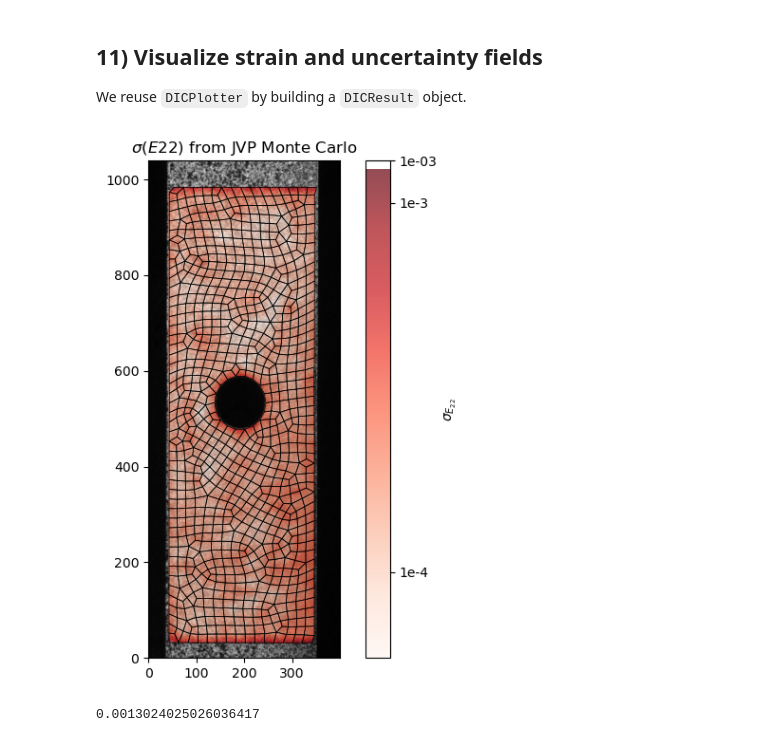
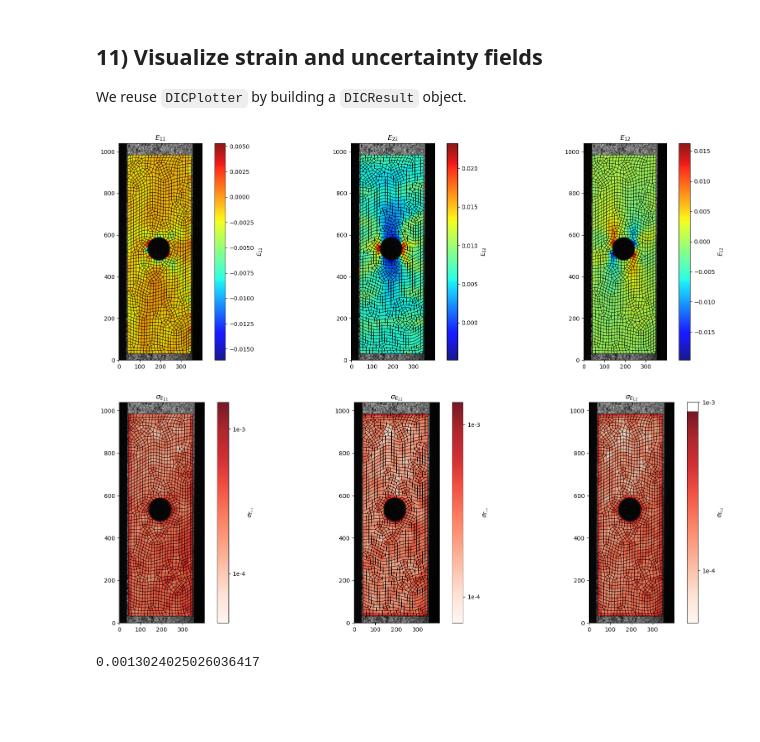
Before and after one commit to EmileRouxSMB/D2IC, a Jupyter notebook: doc/11_Advanced_Use_Uncertainty_Propagation.ipynb, the cells around one changed output. Saved outputs shown, nothing was run; the diff lists cells and outputs as text; code cells hidden in the pictures; blank space fills up the shorter version.

```diff
--- a/doc/11_Advanced_Use_Uncertainty_Propagation.ipynb
+++ b/doc/11_Advanced_Use_Uncertainty_Propagation.ipynb
@@ -539,6 +542,15 @@ dE12: mean std=5.586e-05, max std=7.253e-04
 ## 11) Visualize strain and uncertainty fields
 
 We reuse `DICPlotter` by building a `DICResult` object.
+# %%
+fig, axs = plt.subplots(1, 3, figsize=(18, 6))
+for field, ax in zip(["E11", "E22", "E12"], axs):
+    plotter.plot_into(ax, field, image_alpha=0.9, plotmesh=True)
+plt.tight_layout()
+plt.savefig(out_dir / 'strain_fields.png', dpi=300)
+plt.show()
+# %% [output]
+[figure, added]
 # %%
 # Plot a log-scaled uncertainty map without relying on Matplotlib log Colorbar plumbing.
 # We plot log10(sigma) (values in decades) and relabel ticks as 1e-4, 1e-3, ...
@@ -559,21 +571,21 @@ result_std = DICResult(
     },
 )
 plotter_std = DICPlotter(result=result_std, mesh=mesh, def_image=im_def, ref_image=im_ref, project_on_deformed='fast')
-
-fig, ax = plotter_std.plot(r'$\sigma_{E_{22}}$', image_alpha=0.7, plotmesh=True, cmap='Reds')
-ax.set_title(r'$\sigma(E22)$ from JVP Monte Carlo')
-
-# Access the Colorbar created by DICPlotter.
-cbar = plotter_std._colorbar
-if cbar is not None:
-    vmax = float(np.max(std_log10[:, 1]))
-    cbar.set_ticks([-4, -3, vmax])
-    cbar.set_ticklabels(['1e-4', '1e-3', f'{10**vmax:.0e}'])
-
-plt.tight_layout()
-plt.show()
-# %% [output]
-[figure, removed]
+# %%
+
+fig, axs = plt.subplots(1, 3, figsize=(18, 6))
+for field, ax in zip([r'$\sigma_{E_{11}}$', r'$\sigma_{E_{22}}$', r'$\sigma_{E_{12}}$'], axs):
+    _,cbar = plotter_std.plot_into(ax, field, image_alpha=0.9, plotmesh=True, cmap='Reds', add_colorbar=True)
+    # Access the Colorbar created by DICPlotter.
+    if cbar is not None:
+        vmax = float(np.max(std_log10))
+        cbar.set_ticks([-4, -3])
+        cbar.set_ticklabels(['1e-4', '1e-3'])
+plt.tight_layout()
+plt.savefig(out_dir / 'strain_uncertainty_log10.png', dpi=300)
+plt.show()
+# %% [output]
+[figure, added]
 # %%
 10**vmax
 # %% [output]
```
Also changed, not shown: parts of 10 cells of this notebook, 3 other files.
